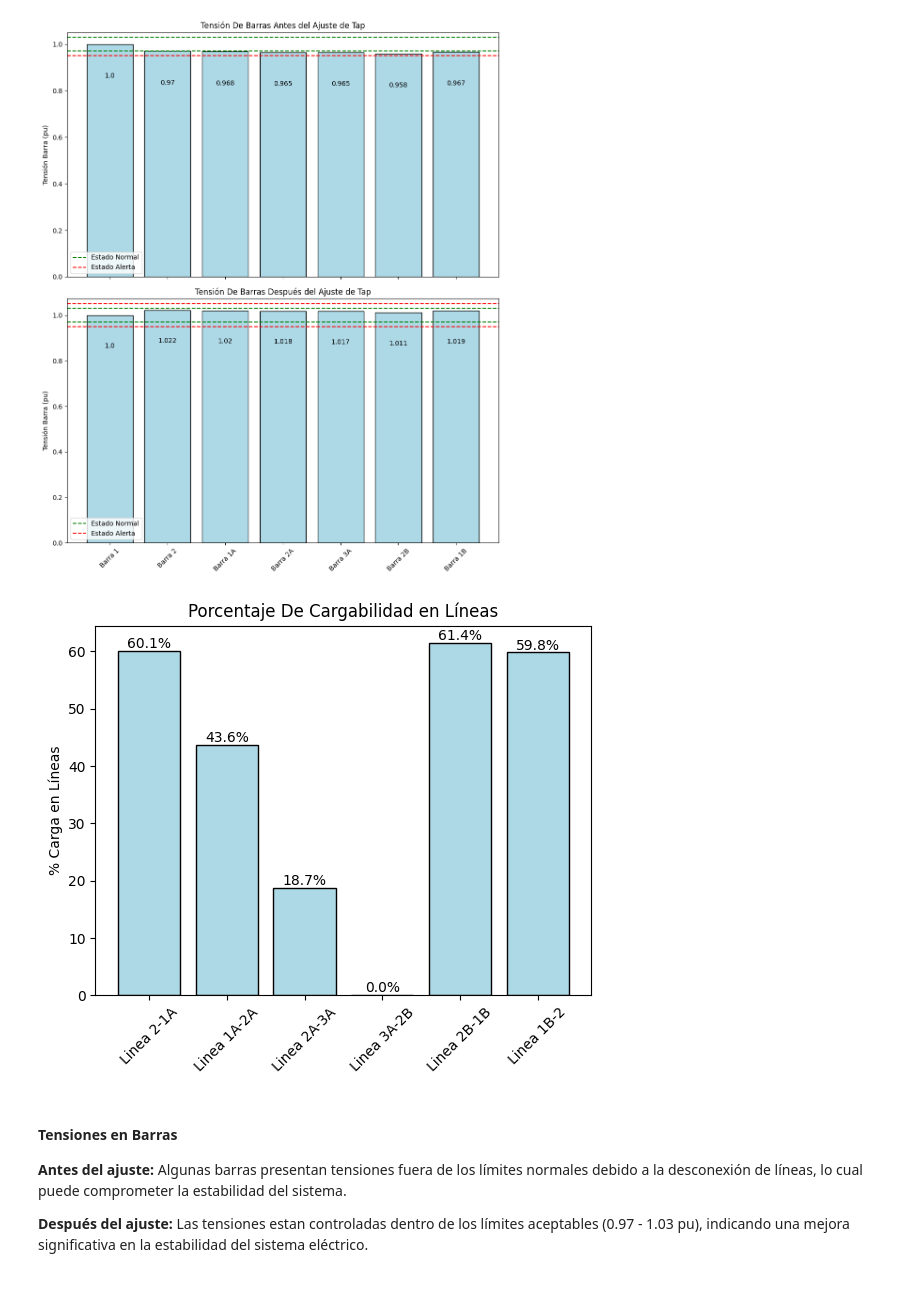
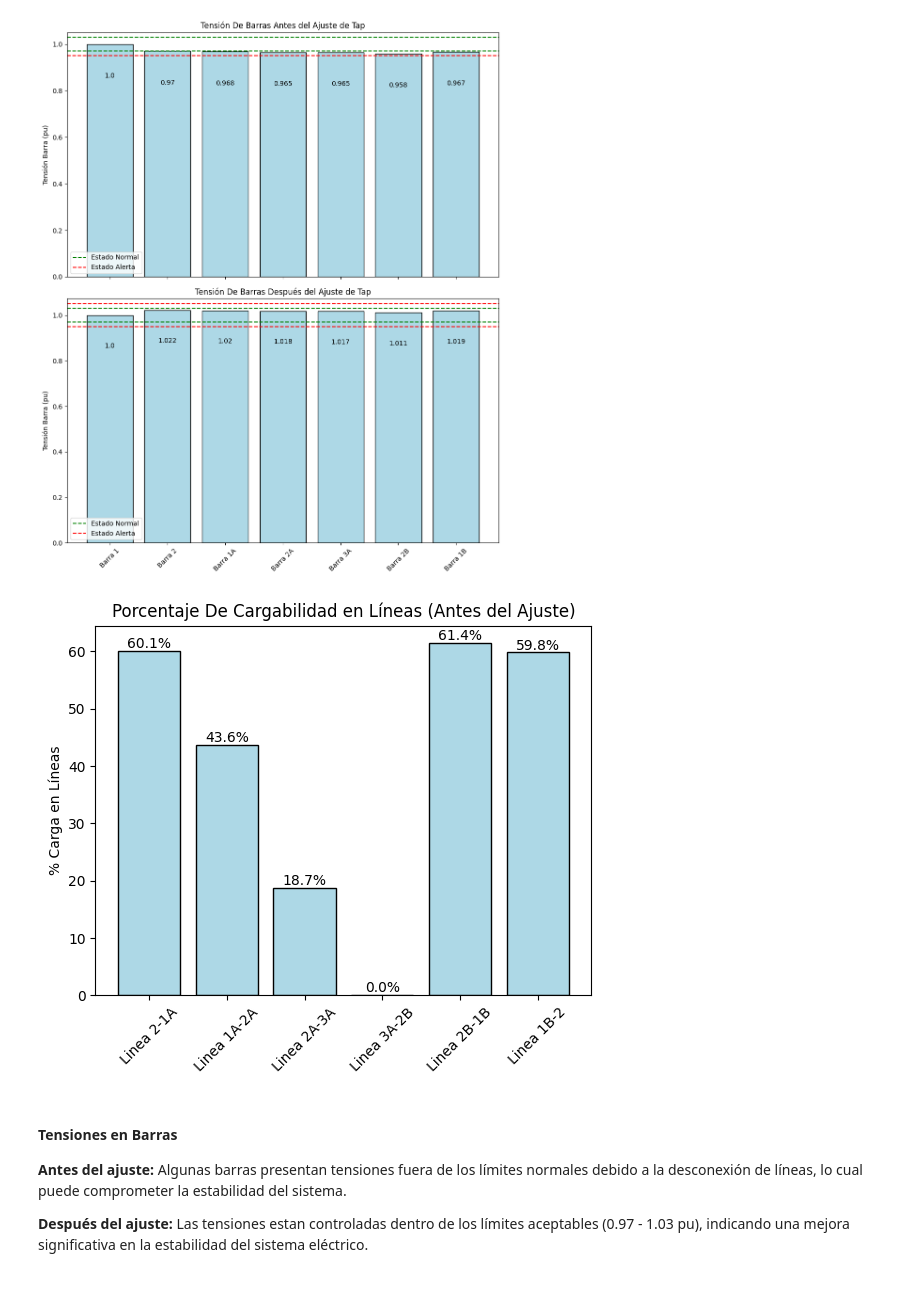
Before and after one commit to Subatchi/G5B_SEP1_S1_2024, a Jupyter notebook: TAREA I.ipynb, the cells around one changed output. Cells and saved outputs as stored; diff of their text form; code cells hidden in the pictures.

```diff
--- a/TAREA I.ipynb
+++ b/TAREA I.ipynb
@@ -525,23 +527,23 @@ plt.show()
 # %%
 #Cargabilidad en las Líneas
 resultados_lineas = net4.res_line
 import matplotlib.pyplot as plt
 Line = []
 Load_per = []
 for n, lin in net4.line.iterrows():
     Line.append(lin['name'])
     res_line = resultados_lineas.loc[resultados_lineas.index == n]
     Load_per.append(round(res_line['loading_percent'].values[0],1))
 
 plt.bar(Line, Load_per,color='lightblue',edgecolor='black')
 plt.ylabel('% Carga en Líneas')
 plt.xticks(rotation=45)
-plt.title('Porcentaje De Cargabilidad en Líneas')
+plt.title('Porcentaje De Cargabilidad en Líneas (Antes del Ajuste)')
 for i, valor in enumerate(Load_per):
     plt.annotate(f"{valor}%", xy=(i, valor), ha='center', va='bottom')
 plt.show()
 # %% [output]
-[figure, old version]
+[figure, new version]
 # %% [markdown]
 
 #### Tensiones en Barras
```
Also changed, not shown: parts of 8 cells of this notebook.
